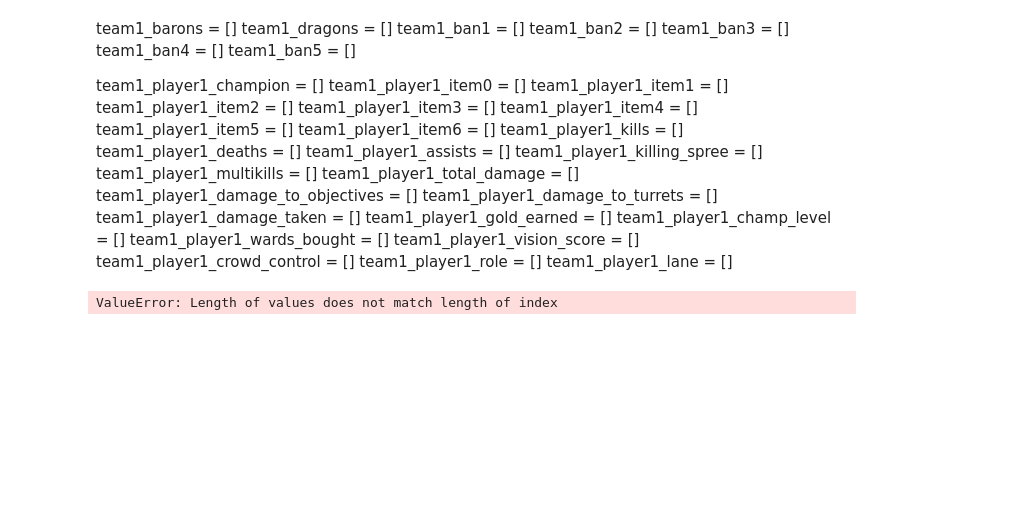
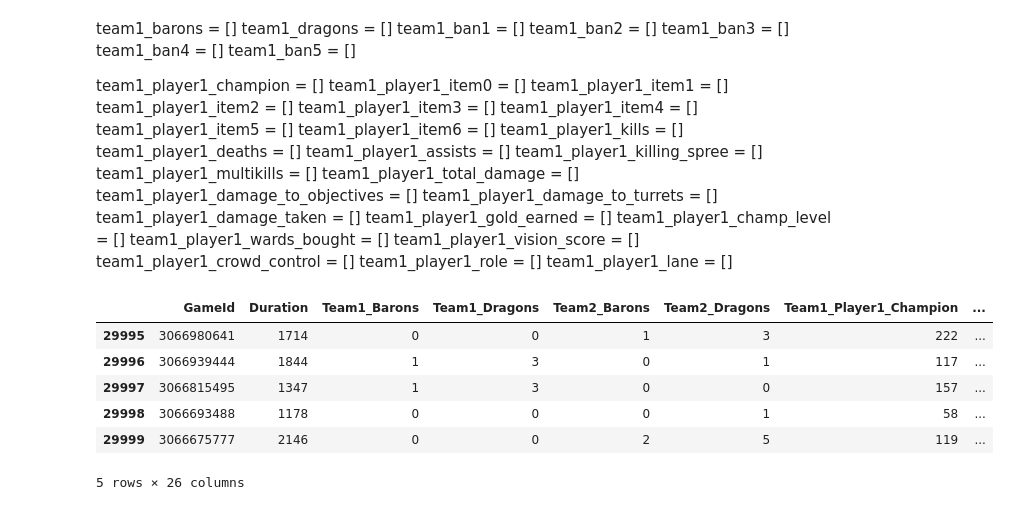
Before and after one commit to hiowatah/Analysis-of-Qiyana-LoL, a Jupyter notebook: API Call/A Closer Look At The Mid Lane.ipynb, the cells around one changed output. Saved outputs shown, nothing was run; the diff lists cells and outputs as text; code cells hidden in the pictures; blank space fills up the shorter version.

Commit message:
Created Dataframe

```diff
--- a/API Call/A Closer Look At The Mid Lane.ipynb
+++ b/API Call/A Closer Look At The Mid Lane.ipynb
@@ -800,24 +1116,43 @@ team1_player1_vision_score = []
 team1_player1_crowd_control = []
 team1_player1_role = []
 team1_player1_lane = []
-# %%
-match_details['GameId'] = gameId
-match_details['Duration'] = duration
-
-match_details['Team1_Barons'] = team1_barons
-match_details['Team1_Dragons'] = team1_dragons
-match_details['Team1_Ban1'] = team1_ban1
-match_details['Team1_Ban2'] = team1_ban2
-match_details['Team1_Ban3'] = team1_ban3
-match_details['Team1_Ban4'] = team1_ban4
-match_details['Team1_Ban5'] = team1_ban5
-
-match_details['Team2_Barons'] = team2_barons
-match_details['Team2_Dragons'] = team2_dragons
-match_details['Team2_Ban1'] = team2_ban1
-match_details['Team2_Ban2'] = team2_ban2
-match_details['Team2_Ban3'] = team2_ban3
-match_details['Team2_Ban4'] = team2_ban4
-match_details['Team2_Ban5'] = team2_ban5
-# %% [output]
-ValueError: Length of values does not match length of index
+# %%
+match_details['GameId'] = gameId
+match_details['Duration'] = duration
+
+match_details['Team1_Barons'] = team1_barons
+match_details['Team1_Dragons'] = team1_dragons
+match_details['Team2_Barons'] = team2_barons
+match_details['Team2_Dragons'] = team2_dragons
+
+match_details['Team1_Player1_Champion'] = team1_player1_champion
+match_details['Team1_Player2_Champion'] = team1_player2_champion
+match_details['Team1_Player3_Champion'] = team1_player3_champion
+match_details['Team1_Player4_Champion'] = team1_player4_champion
+match_details['Team1_Player5_Champion'] = team1_player5_champion
+match_details['Team2_Player1_Champion'] = team2_player1_champion
+match_details['Team2_Player2_Champion'] = team2_player2_champion
+match_details['Team2_Player3_Champion'] = team2_player3_champion
+match_details['Team2_Player4_Champion'] = team2_player4_champion
+match_details['Team2_Player5_Champion'] = team2_player5_champion
+
+match_details['Team1_Player1_Summoner'] = team1_player1_summoner
+match_details['Team1_Player2_Summoner'] = team1_player2_summoner
+match_details['Team1_Player3_Summoner'] = team1_player3_summoner
+match_details['Team1_Player4_Summoner'] = team1_player4_summoner
+match_details['Team1_Player5_Summoner'] = team1_player5_summoner
+match_details['Team2_Player1_Summoner'] = team2_player1_summoner
+match_details['Team2_Player2_Summoner'] = team2_player2_summoner
+match_details['Team2_Player3_Summoner'] = team2_player3_summoner
+match_details['Team2_Player4_Summoner'] = team2_player4_summoner
+match_details['Team2_Player5_Summoner'] = team2_player5_summoner
+# %%
+match_details.tail()
+# %% [output]
+|  | GameId | Duration | Team1_Barons | Team1_Dragons | Team2_Barons | Team2_Dragons | Team1_Player1_Champion | ... |
+| 29995 | 3066980641 | 1714 | 0 | 0 | 1 | 3 | 222 | ... |
+| 29996 | 3066939444 | 1844 | 1 | 3 | 0 | 1 | 117 | ... |
+| 29997 | 3066815495 | 1347 | 1 | 3 | 0 | 0 | 157 | ... |
+| 29998 | 3066693488 | 1178 | 0 | 0 | 0 | 1 | 58 | ... |
+| 29999 | 3066675777 | 2146 | 0 | 0 | 2 | 5 | 119 | ... |
+5 rows × 26 columns
```
Also changed, not shown: parts of 6 cells of this notebook.
